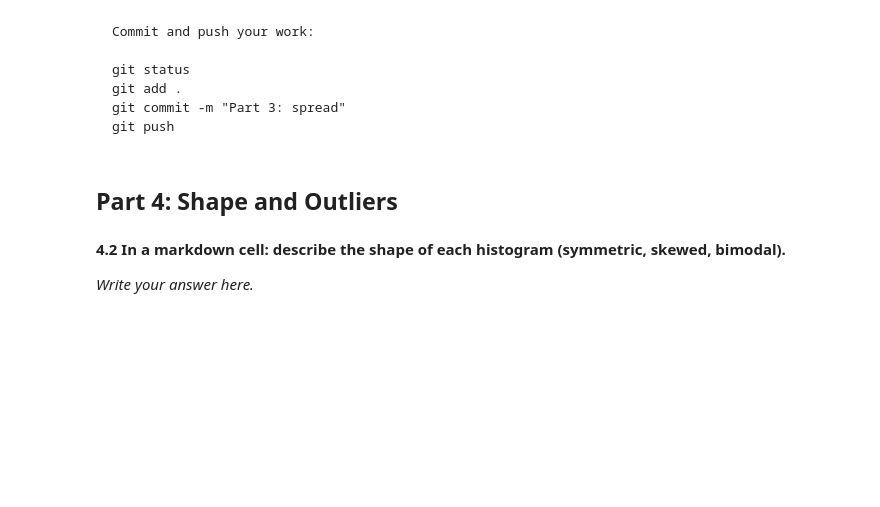
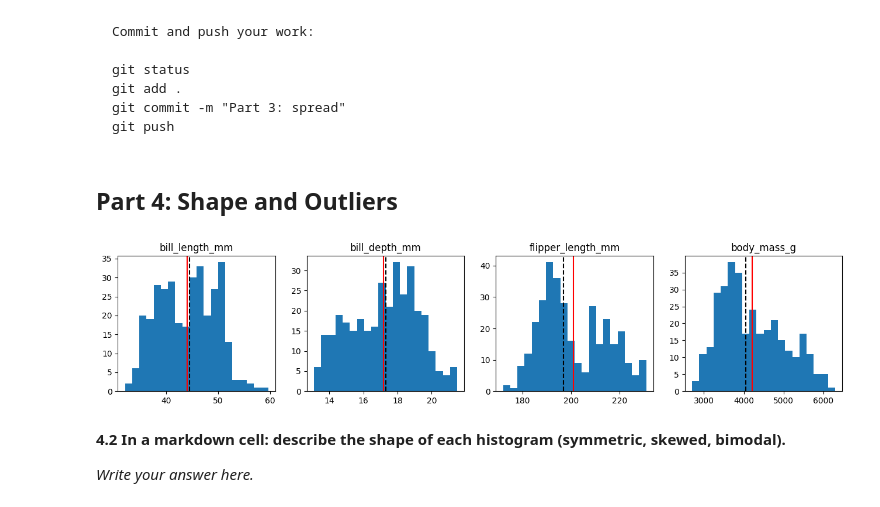
Before and after one commit to za24abg/Practical2, a Jupyter notebook: Practical_2_T.ipynb, the cells around one changed output. Cells and saved outputs as stored; diff of their text form; code cells hidden in the pictures; blank space fills up the shorter version.

```diff
--- a/Practical_2_T.ipynb
+++ b/Practical_2_T.ipynb
@@ -129,6 +129,16 @@ git push
 ## Part 4: Shape and Outliers
 # %%
 # 4.1 Draw a histogram of each of the four numeric measurements, with a red line at the mean and a black dashed line at the median.
+cols = ["bill_length_mm", "bill_depth_mm", "flipper_length_mm", "body_mass_g"]
+fig, axes = plt.subplots(1, 4, figsize=(16, 3))
+for ax, c in zip(axes, cols):
+    ax.hist(df[c], bins=20)
+    ax.axvline(df[c].mean(), color="red")
+    ax.axvline(df[c].median(), color="black", linestyle="--")
+    ax.set_title(c)
+plt.show()
+# %% [output]
+[figure, added]
 # %% [markdown]
 **4.2 In a markdown cell: describe the shape of each histogram (symmetric, skewed, bimodal).**
 
```
Also changed, not shown: parts of 1 cell of this notebook.
